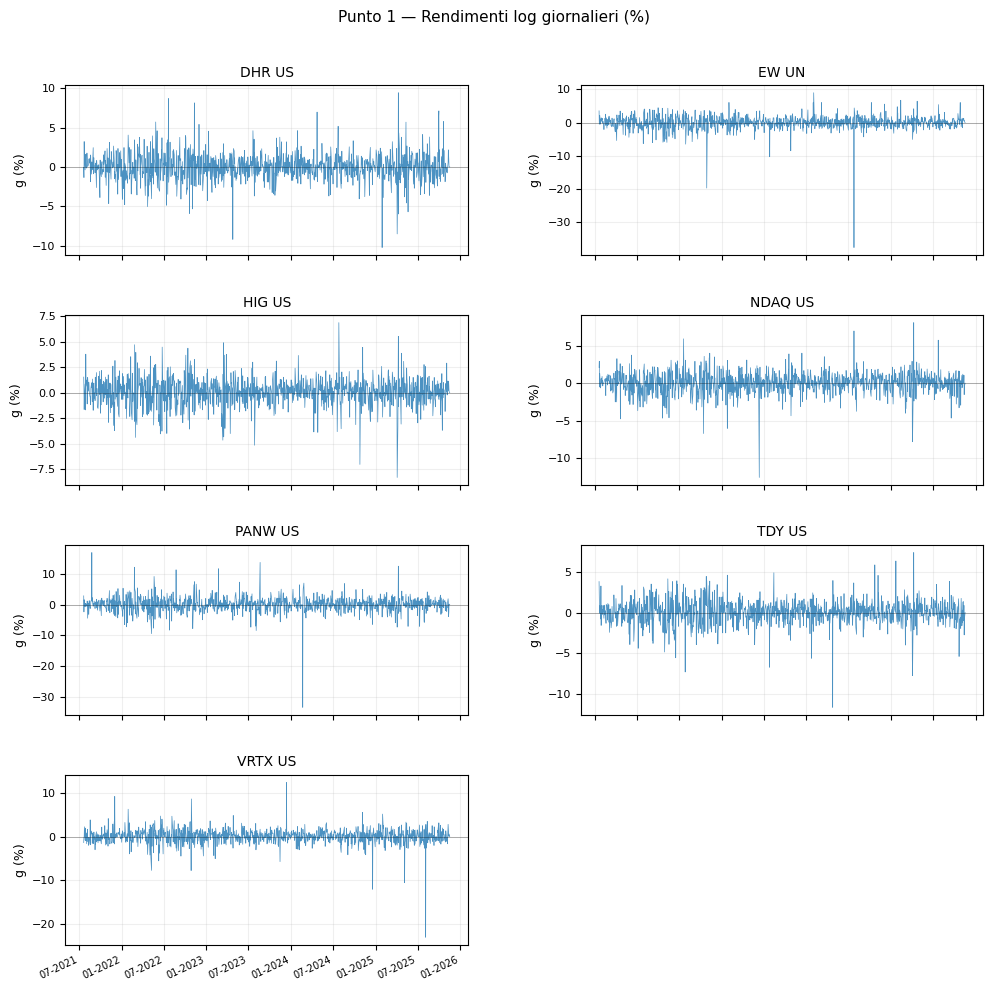
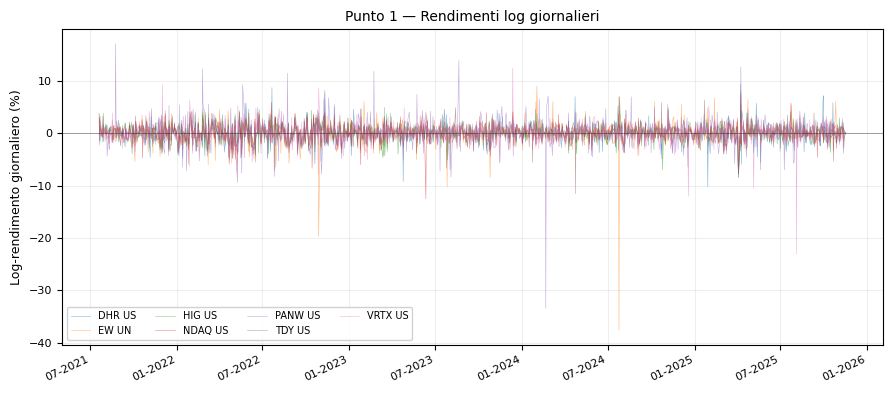
The change to this notebook cell's code, shown as a diff; its figure went from the first image to the second:
--- before
+++ after
@@ -103,20 +103,17 @@
 plt.close(fig)
 
-# Figura: rendimenti log giornalieri
-fig_r, axes_r = plt.subplots(4, 2, figsize=(10.2, 10.0), sharex=True)
-axes_r = axes_r.ravel()
-for ax_i, col in zip(axes_r, rend_log.columns):
-    ax_i.plot(rend_log.index, rend_log[col].values * 100, linewidth=0.5, color="#2c7fb8", alpha=0.85)
-    ax_i.axhline(0, color="black", linewidth=0.5, alpha=0.4)
-    ax_i.set_title(nome_breve(col), fontsize=10)
-    ax_i.set_ylabel("g (%)")
-    ax_i.grid(True, alpha=0.2)
-axes_r[-1].axis("off")
-fig_r.suptitle("Punto 1 — Rendimenti log giornalieri (%)", y=0.995, fontsize=11)
-fig_r.subplots_adjust(left=0.08, right=0.98, top=0.92, bottom=0.06, hspace=0.35, wspace=0.28)
-for ax_i in axes_r[:-1]:
-    if ax_i.get_visible():
-        asse_tempo(ax_i, rotation=25)
-        ax_i.tick_params(axis="x", labelsize=7)
+# Figura: rendimenti log giornalieri (tutti i titoli sovrapposti)
+colori_rend = ["#1f77b4", "#ff7f0e", "#2ca02c", "#d62728", "#9467bd", "#8c564b", "#e377c2"]
+fig_r, ax_r = plt.subplots(figsize=(9.0, 4.0))
+for col, clr in zip(rend_log.columns, colori_rend):
+    ax_r.plot(rend_log.index, rend_log[col].values * 100, linewidth=0.4, alpha=0.55,
+              color=clr, label=nome_breve(col))
+ax_r.axhline(0, color="black", linewidth=0.6, alpha=0.4)
+ax_r.set_ylabel("Log-rendimento giornaliero (%)")
+ax_r.set_title("Punto 1 — Rendimenti log giornalieri")
+ax_r.legend(ncol=4, loc="lower left", fontsize=7, framealpha=0.9)
+ax_r.grid(True, alpha=0.2)
+asse_tempo(ax_r)
+fig_r.tight_layout()
 salva_fig(fig_r, "p1_rendimenti_log")
 plt.show()

Commit: P1 rendimenti: grafico unico sovrapposto invece di pannello 4x2